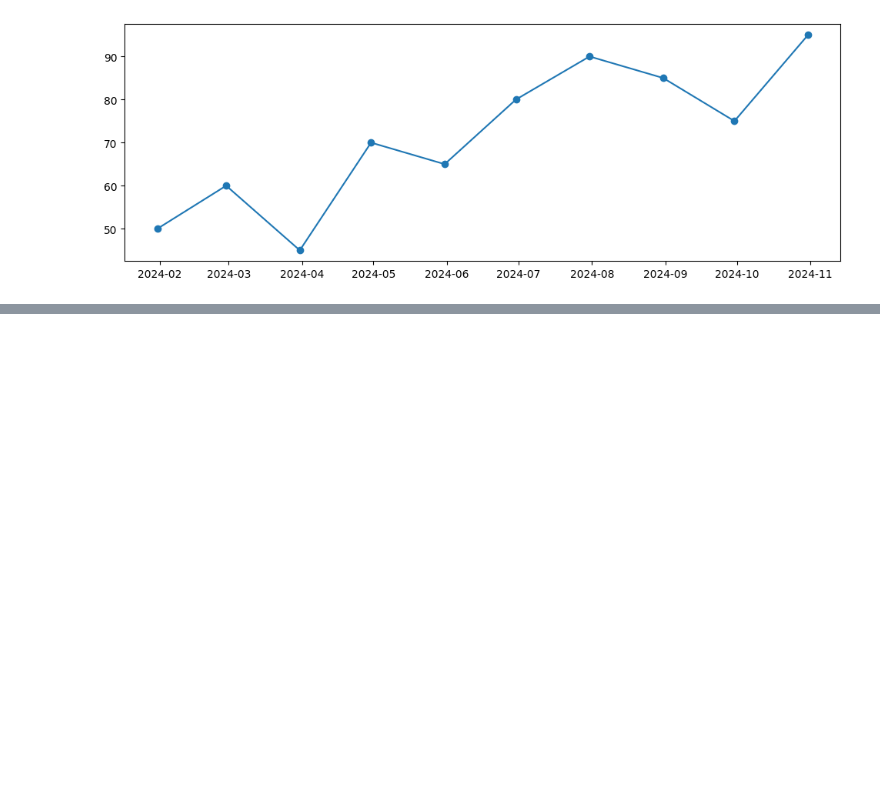
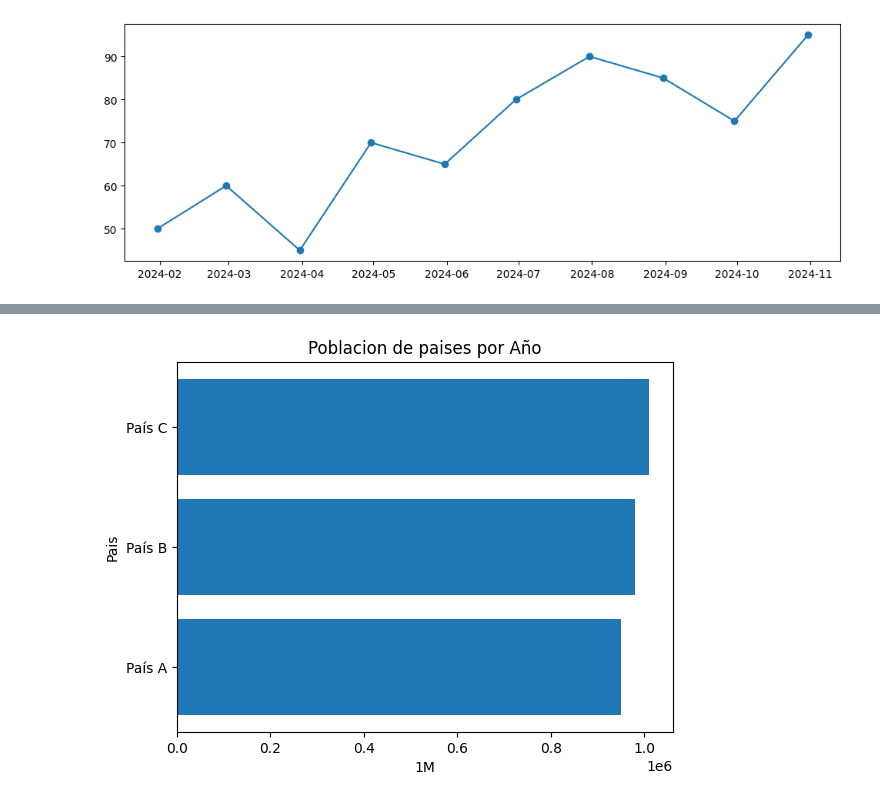
Before and after one commit to vizcardo1199/python-statitics, a Jupyter notebook: Python-scripts/excel-py/graficos-excel.ipynb, the cells around one changed output, grey strips where cells are left out. Saved outputs shown, nothing was run; the diff lists cells and outputs as text; code cells hidden in the pictures; blank space fills up the shorter version.

```diff
--- a/Python-scripts/excel-py/graficos-excel.ipynb
+++ b/Python-scripts/excel-py/graficos-excel.ipynb
@@ -53,0 +85,13 @@ plt.show()
+# %%
+#grafico de barras de horizontales (poblacion de varios paises en un año especifico)
+
+specific_year = 2020
+poblacion_year = poblacion_paises[poblacion_paises['Año']==specific_year]
+
+plt.barh(poblacion_year['País'], poblacion_year['Población'])
+plt.title('Poblacion de paises por Año')
+plt.xlabel('1M')
+plt.ylabel('Pais')
+plt.show()
+# %% [output]
+[figure, added]
```
Also changed, not shown: parts of 5 cells of this notebook, 1 other file.
